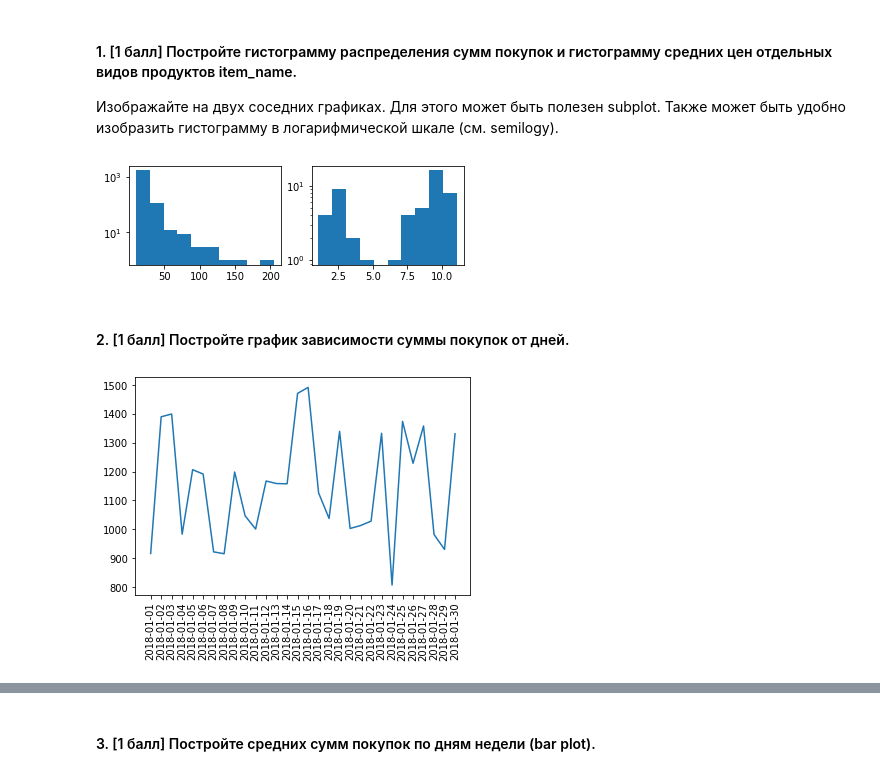
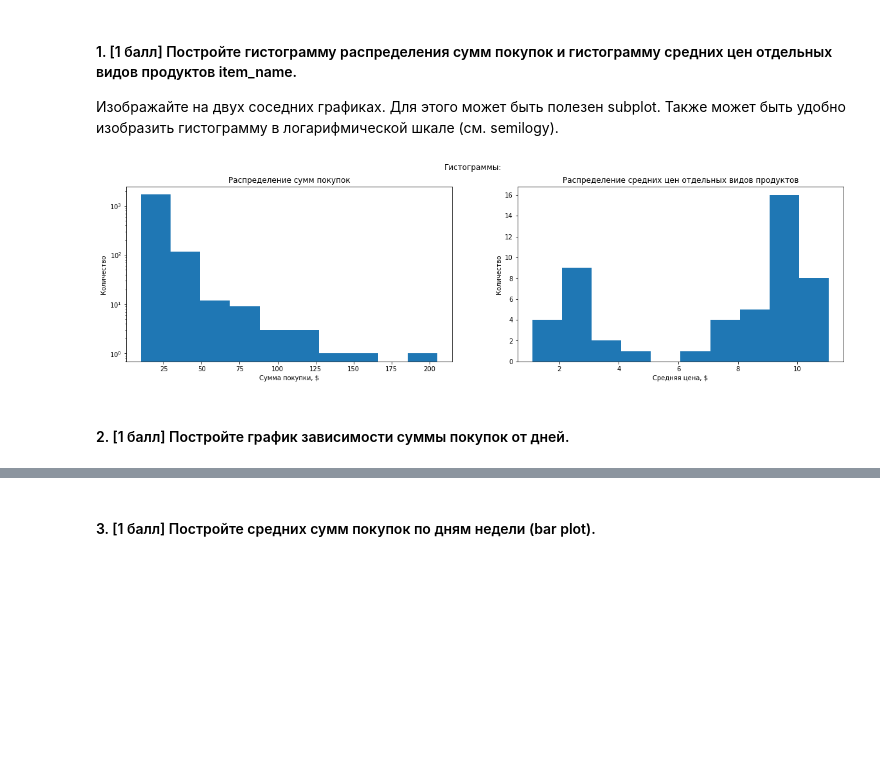
Before and after one commit to paniquex/ML_DS_practice, a Jupyter notebook: MMRO/HW_01/homework-practice-01.ipynb, the cells around one changed output, grey strips where cells are left out. Drawn from its saved outputs; the diff is of its cells as text; code cells hidden in the pictures; blank space fills up the shorter version.

```diff
--- a/MMRO/HW_01/homework-practice-01.ipynb
+++ b/MMRO/HW_01/homework-practice-01.ipynb
@@ -384,23 +389,25 @@ data['date'] = data.order_id.map(dates['date'])
 #### 1. [1 балл] Постройте гистограмму распределения сумм покупок и гистограмму средних цен отдельных видов продуктов item_name.
 
 Изображайте на двух соседних графиках. Для этого может быть полезен subplot. Также может быть удобно изобразить гистограмму в логарифмической шкале (см. semilogy).
-# %%
-plt.subplot(2, 2, 1)
-ax1 = plt.hist(data_grouped['item_price_flt'], bins = 10)
-plt.semilogy()
-
-plt.subplot(2, 2, 2)
-ax2 = plt.hist(data.groupby('item_name').mean()['one_item_price'], bins = 10)
-plt.semilogy()
-
-plt.show()
-# %% [output]
-[figure, removed]
+# %%
+fig = plt.figure(figsize=(20, 5))
+
+ax1 = fig.add_subplot(1, 2, 1)
+ax1.hist(data_grouped['item_price_flt'], bins = 10)
+ax1.title.set_text('Распределение сумм покупок')
+ax1.set_ylabel('Количество')
+ax1.set_xlabel('Сумма покупки, $')
+ax1.semilogy()
+
+ax2 = fig.add_subplot(1, 2, 2)
+ax2.hist(data.groupby('item_name').mean()['one_item_price'], bins = 10)
+ax2.title.set_text('Распределение средних цен отдельных видов продуктов')  #!!!!!
+ax2.set_ylabel('Количество')
+ax2.set_xlabel('Средняя цена, $')
+
+fig.suptitle('Гистограммы:')
+fig.show()
+# %% [output]
+[figure, added]
 # %% [markdown]
 #### 2. [1 балл] Постройте график зависимости суммы покупок от дней.
-# %%
-ax = plt.plot(data['date'].sort_values().unique(), data.groupby('date').sum()['item_price_flt'])
-plt.xticks(rotation=90)
-plt.show()
-# %% [output]
-[figure, removed]
```
Also changed, not shown: parts of 14 cells of this notebook, 2 other files.
